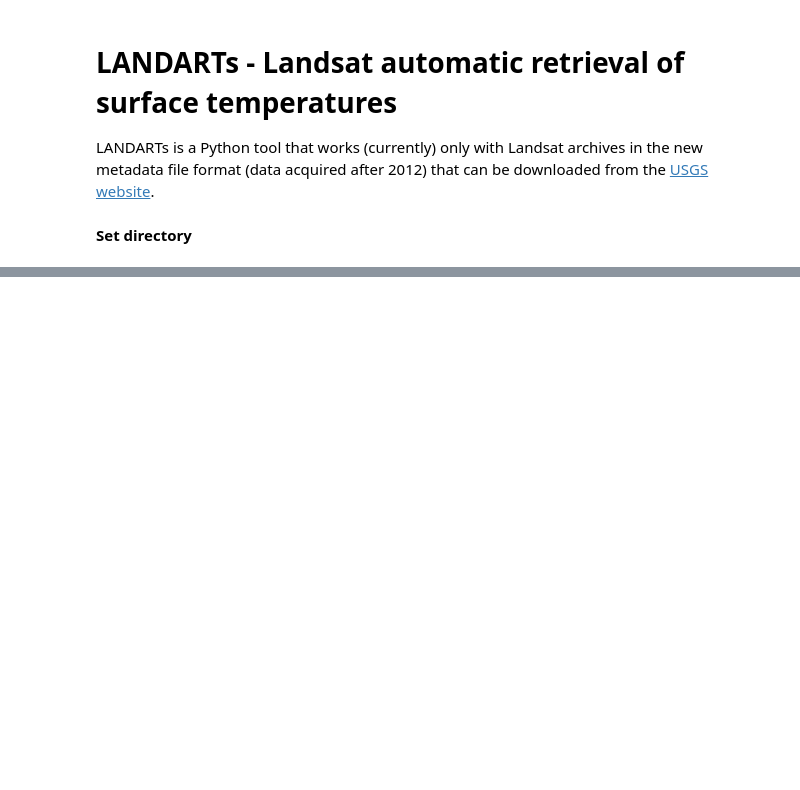
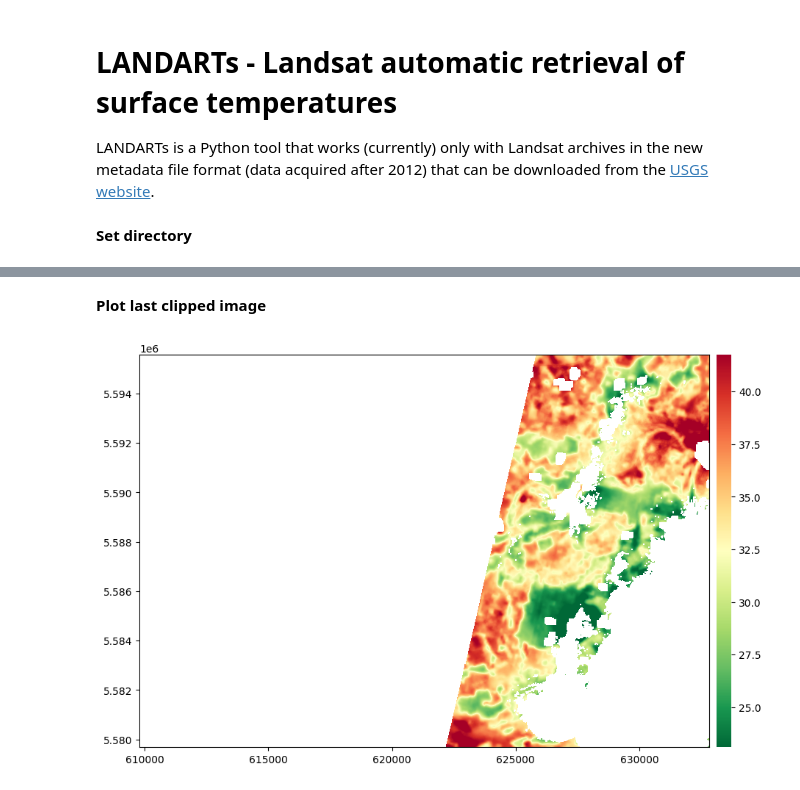
Before and after one commit to nicolasdeffense/eo-toolbox-rtd, a Jupyter notebook: docs/source/landsat/landarts.ipynb, the cells around one changed output, grey strips where cells are left out. Drawn from its saved outputs; the diff is of its cells as text; code cells hidden in the pictures; blank space fills up the shorter version.

```diff
--- a/docs/source/landsat/landarts.ipynb
+++ b/docs/source/landsat/landarts.ipynb
@@ -103,0 +236,26 @@ for f in glob.glob('/export/homes/students/abos/images/BQA/*BQA.TIF'):
+# %% [markdown]
+**Plot last clipped image**
+# %%
+fig, ax = plt.subplots(1, 1, figsize=(10,10))
+
+im_file = im_file_clipped
+
+src = rasterio.open(im_file, "r")
+im = src.read(1)
+
+color_map = plt.cm.get_cmap("RdYlGn")
+reversed_color_map = color_map.reversed()
+
+im = im.astype(float)
+im = np.where(im == nodata_val, np.nan, im)
+p5 = np.nanpercentile(im, 2)
+p95 = np.nanpercentile(im, 98)
+
+im_rio = rasterio.plot.show(src, cmap=reversed_color_map, vmin=p5, vmax=p95, ax=ax)
+im_rio = im_rio.get_images()[0]
+
+cax = fig.add_axes([ax.get_position().x1+0.01,ax.get_position().y0,0.02,ax.get_position().height])
+plt.colorbar(im_rio, ax=ax, cax=cax)
+plt.box(False)
+# %% [output]
+[figure, added]
```
Also changed, not shown: parts of 20 cells of this notebook, 3 other files.
